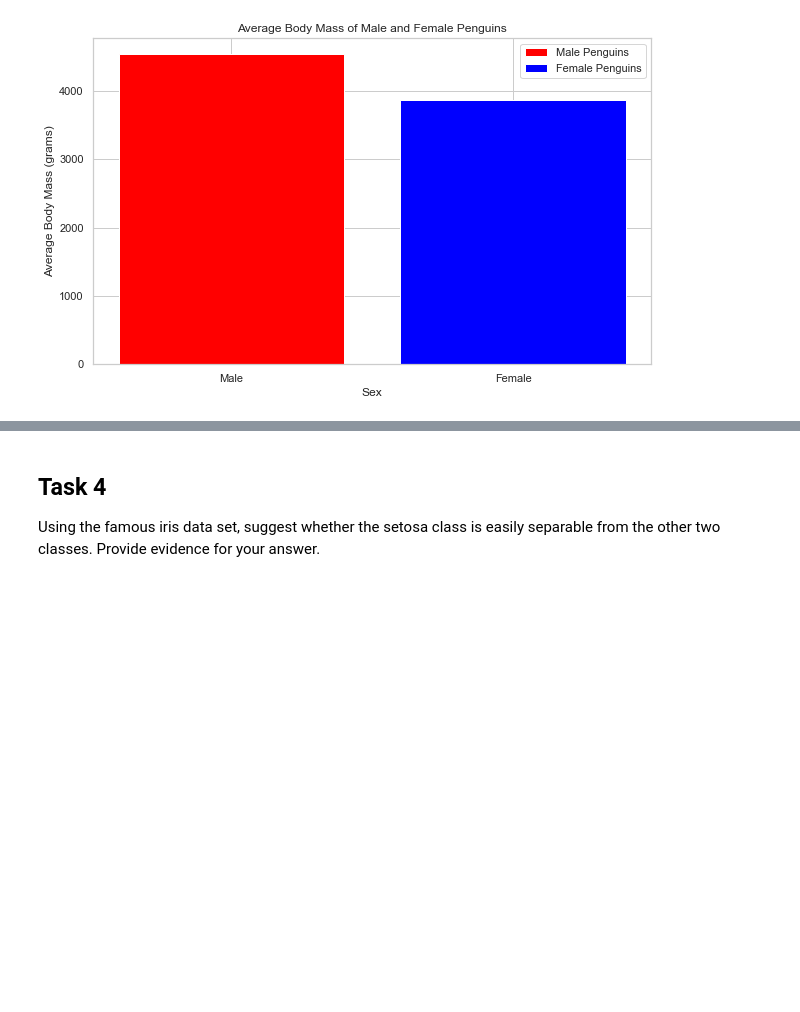
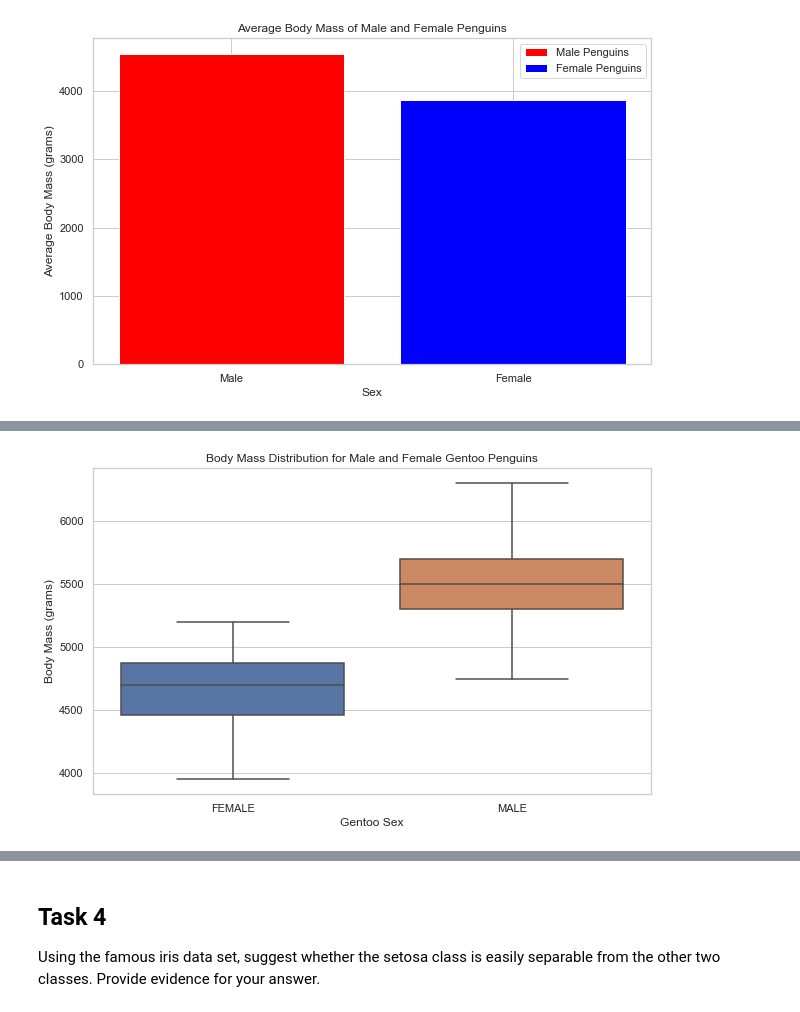
Before and after one commit to KenLin765/machine-learning-and-statistics, a Jupyter notebook: tasks.ipynb, the cells around one changed output, grey strips where cells are left out. Cells and saved outputs as stored; diff of their text form; code cells hidden in the pictures; blank space fills up the shorter version.

```diff
--- a/tasks.ipynb
+++ b/tasks.ipynb
@@ -628,0 +694,9 @@ plt.show()
+# %%
+plt.figure(figsize=(10, 6))
+sns.boxplot(x='sex', y='body_mass_g', data=penguins[(penguins['species'] == 'Gentoo') & (penguins['sex'].isin(['MALE', 'FEMALE']))])
+plt.title('Body Mass Distribution for Male and Female Gentoo Penguins')
+plt.xlabel('Gentoo Sex')
+plt.ylabel('Body Mass (grams)')
+plt.show()
+# %% [output]
+[figure, added]
```
Also changed, not shown: parts of 27 cells of this notebook.
